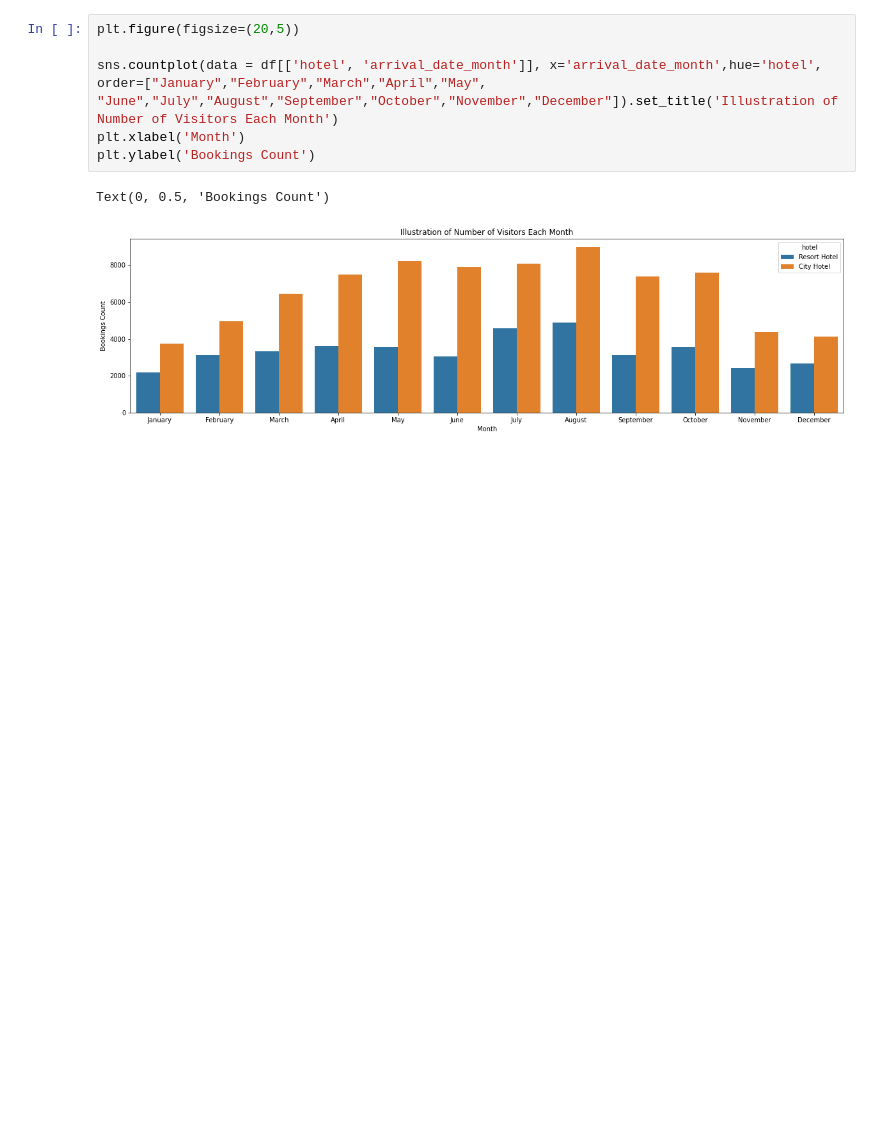
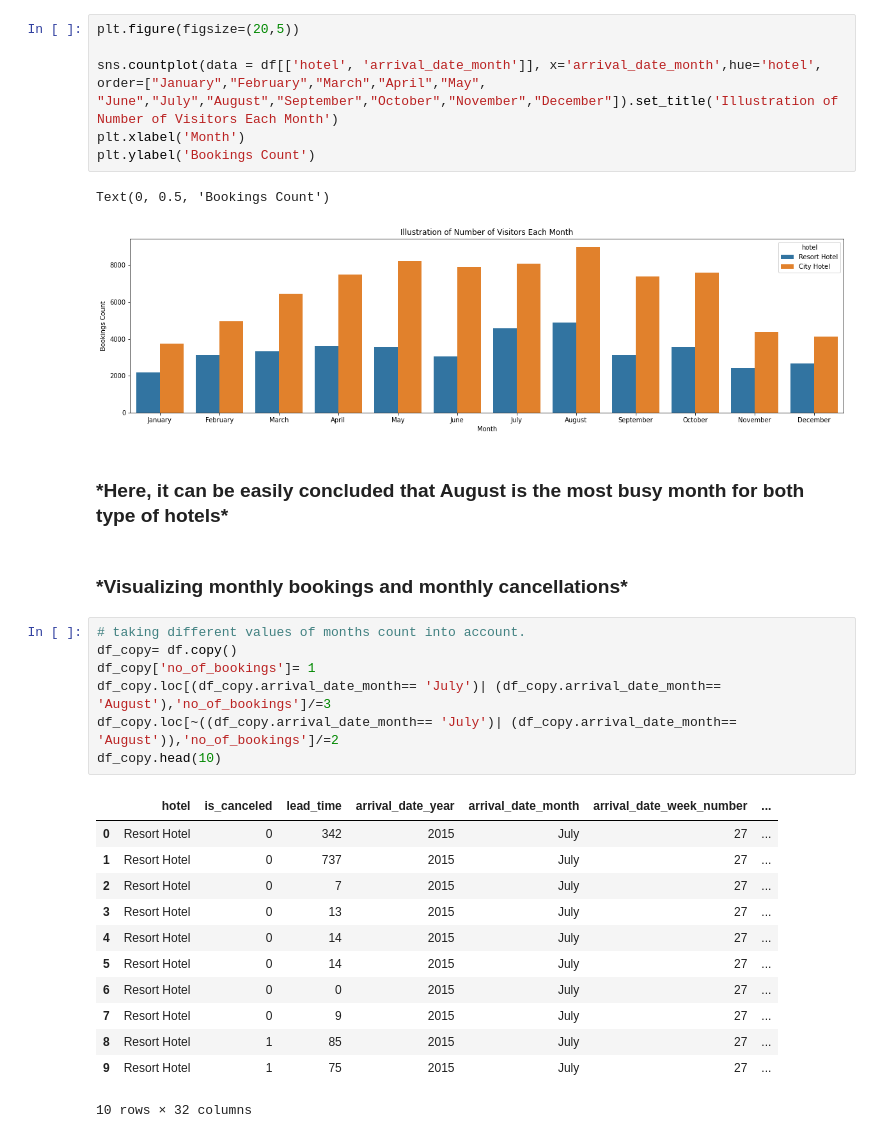
Before and after one commit to adarshsoni10/Data-Analysis-on-Hotel-Bookings, a Jupyter notebook: Copy_of_Hotel_Booking_Analysis_Capstone_Project.ipynb, the cells around one changed output. Saved outputs shown, nothing was run; the diff lists cells and outputs as text; blank space fills up the shorter version.

```diff
--- a/Copy_of_Hotel_Booking_Analysis_Capstone_Project.ipynb
+++ b/Copy_of_Hotel_Booking_Analysis_Capstone_Project.ipynb
@@ -242,3 +242,27 @@ plt.ylabel('Bookings Count')
 # %% [output]
 Text(0, 0.5, 'Bookings Count')
 [figure]
+# %% [markdown]
+<h3>*Here, it can be easily concluded that August is the most busy month for both type of hotels*
+# %% [markdown]
+<h3>*Visualizing monthly bookings and monthly cancellations*
+# %%
+# taking different values of months count into account.
+df_copy= df.copy()
+df_copy['no_of_bookings']= 1
+df_copy.loc[(df_copy.arrival_date_month== 'July')| (df_copy.arrival_date_month== 'August'),'no_of_bookings']/=3
+df_copy.loc[~((df_copy.arrival_date_month== 'July')| (df_copy.arrival_date_month== 'August')),'no_of_bookings']/=2
+df_copy.head(10)
+# %% [output]
+|  | hotel | is_canceled | lead_time | arrival_date_year | arrival_date_month | arrival_date_week_number | ... |
+| 0 | Resort Hotel | 0 | 342 | 2015 | July | 27 | ... |
+| 1 | Resort Hotel | 0 | 737 | 2015 | July | 27 | ... |
+| 2 | Resort Hotel | 0 | 7 | 2015 | July | 27 | ... |
+| 3 | Resort Hotel | 0 | 13 | 2015 | July | 27 | ... |
+| 4 | Resort Hotel | 0 | 14 | 2015 | July | 27 | ... |
+| 5 | Resort Hotel | 0 | 14 | 2015 | July | 27 | ... |
+| 6 | Resort Hotel | 0 | 0 | 2015 | July | 27 | ... |
+| 7 | Resort Hotel | 0 | 9 | 2015 | July | 27 | ... |
+| 8 | Resort Hotel | 1 | 85 | 2015 | July | 27 | ... |
+| 9 | Resort Hotel | 1 | 75 | 2015 | July | 27 | ... |
+10 rows × 32 columns
```
Also changed, not shown: parts of 1 cell of this notebook.
